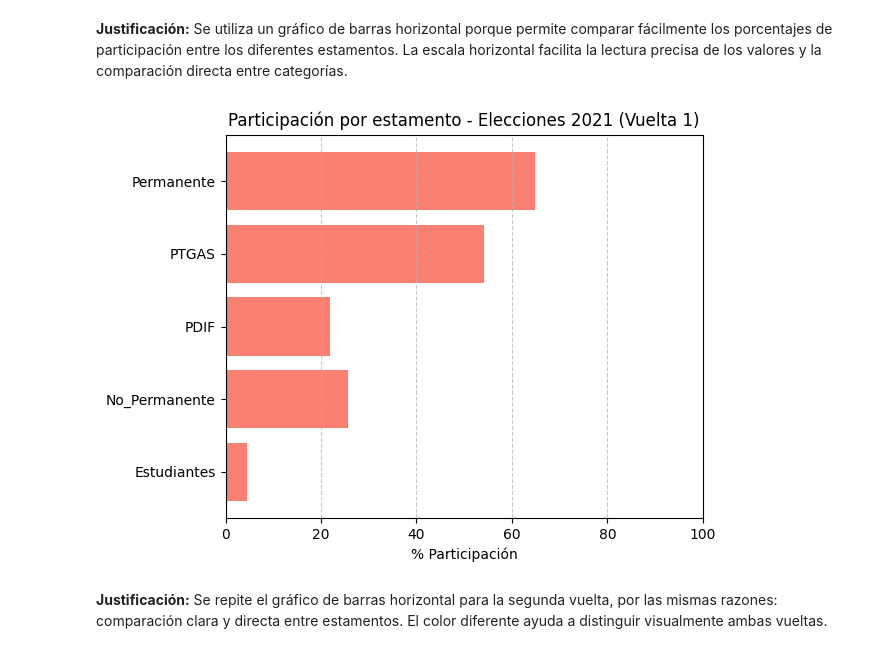
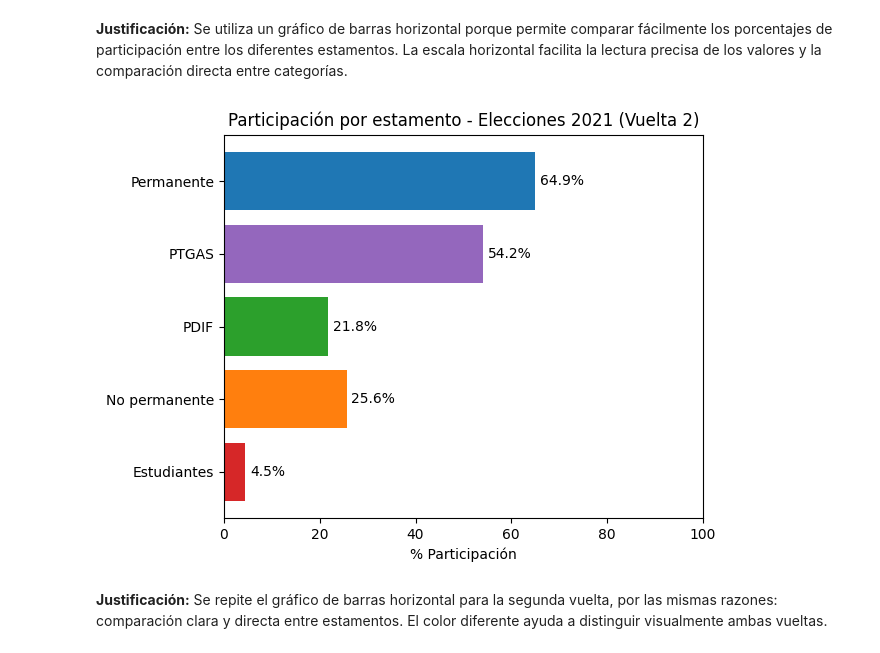
Before and after one commit to gabrieladamasuam/VD_G7312_P04, a Jupyter notebook: Parte1_Elecciones_UAM.ipynb, the cells around one changed output. Saved outputs shown, nothing was run; the diff lists cells and outputs as text; code cells hidden in the pictures.

```diff
--- a/Parte1_Elecciones_UAM.ipynb
+++ b/Parte1_Elecciones_UAM.ipynb
@@ -87,0 +76,33 @@ plt.show()
+# %%
+# Paleta de colores asociada a cada estamento
+colores_estamentos = {
+    'Permanente': '#1f77b4',
+    'No_Permanente': '#ff7f0e',
+    'PDIF': '#2ca02c',
+    'Estudiantes': '#d62728',
+    'PTGAS': '#9467bd'
+}
+# Asignar color específico a cada estamento
+colores = [colores_estamentos.get(est, '#333333') for est in participacion_est_v1.index]
+
+# Mapeo de nombres para mostrar
+nombre_estamentos = {
+    'Permanente': 'Permanente',
+    'No_Permanente': 'No permanente',
+    'PDIF': 'PDIF',
+    'Estudiantes': 'Estudiantes',
+    'PTGAS': 'PTGAS'
+}
+# Reemplazar nombres para mostrar
+nombres = [nombre_estamentos.get(est, est) for est in participacion_est_v1.index]
+# %%
+# Gráfico de barras: Participación por estamento (vuelta 1)
+plt.barh(nombres, participacion_est_v1.values, color=colores)
+plt.xlabel('% Participación')
+plt.title('Participación por estamento - Elecciones 2021 (Vuelta 1)')
+plt.xlim(0, 100)
+# Añadir etiquetas de porcentaje
+for i, v in enumerate(participacion_est_v1.values):
+    plt.text(v + 1, i, f'{v:.1f}%', va='center', fontsize=10)
+plt.tight_layout()
+plt.show()
@@ -88,16 +111,17 @@ plt.show()
 # %% [markdown]
 **Justificación:** Se utiliza un gráfico de barras horizontal porque permite comparar fácilmente los porcentajes de participación entre los diferentes estamentos. La escala horizontal facilita la lectura precisa de los valores y la comparación directa entre categorías.
 # %%
-# Gráfico de barras: Participación por estamento (vuelta 1)
-plt.barh(participacion_est_v2.index, participacion_est_v2.values, color='salmon')
+# Gráfico de barras: Participación por estamento (vuelta 2)
+plt.barh(nombres, participacion_est_v2.values, color=colores)
 plt.xlabel('% Participación')
-plt.title('Participación por estamento - Elecciones 2021 (Vuelta 1)')
+plt.title('Participación por estamento - Elecciones 2021 (Vuelta 2)')
 plt.xlim(0, 100)
-plt.grid(axis='x', linestyle='--', alpha=0.7)
+for i, v in enumerate(participacion_est_v2.values):
+    plt.text(v + 1, i, f'{v:.1f}%', va='center', fontsize=10)
 plt.tight_layout()
 plt.show()
 # %% [output]
-[figure, old version]
+[figure, new version]
 # %% [markdown]
 **Justificación:** Se repite el gráfico de barras horizontal para la segunda vuelta, por las mismas razones: comparación clara y directa entre estamentos. El color diferente ayuda a distinguir visualmente ambas vueltas.
 # %% [markdown]
```
Also changed, not shown: parts of 16 cells of this notebook, 2 other files.
